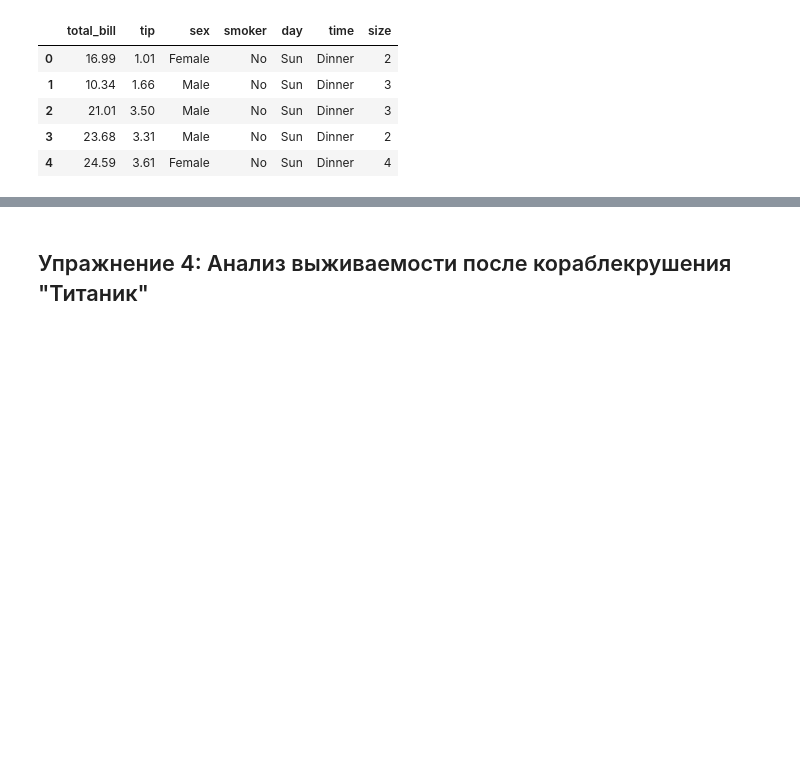
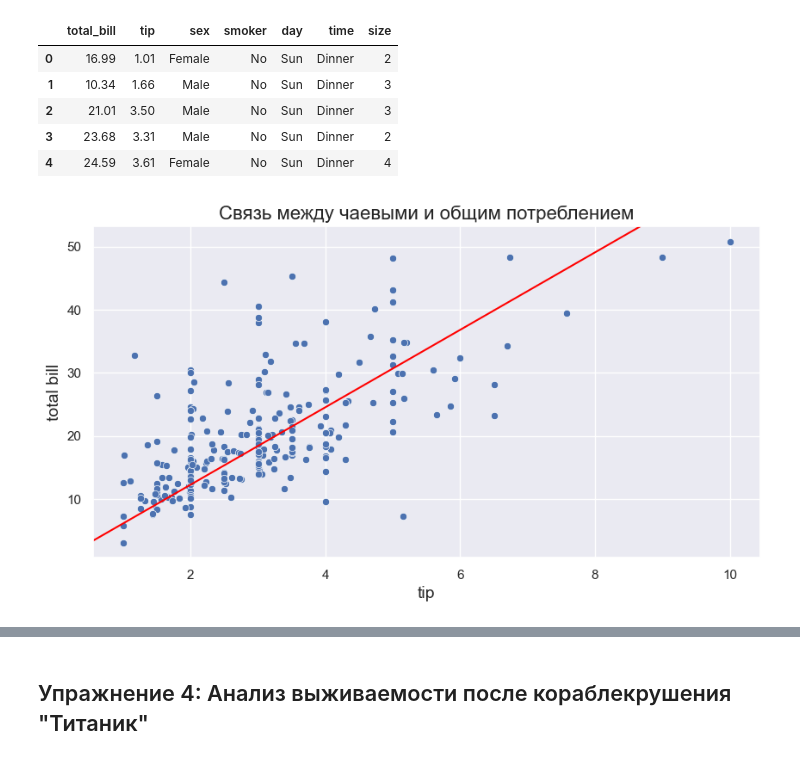
Before and after one commit to GridasovAlex/python_visualization, a Jupyter notebook: practice.ipynb, the cells around one changed output, grey strips where cells are left out. Cells and saved outputs as stored; diff of their text form; code cells hidden in the pictures; blank space fills up the shorter version.

```diff
--- a/practice.ipynb
+++ b/practice.ipynb
@@ -144,3 +162,18 @@ data.head()
 | 2 | 21.01 | 3.50 | Male | No | Sun | Dinner | 3 |
 | 3 | 23.68 | 3.31 | Male | No | Sun | Dinner | 2 |
 | 4 | 24.59 | 3.61 | Female | No | Sun | Dinner | 4 |
+# %%
+bill_mean = data['total_bill'].median()
+tip_mean = data['tip'].median()
+
+fig, ax = plt.subplots(figsize=(10,5))
+
+sns.scatterplot(data=data, x='tip', y='total_bill')
+ax.set_title('Связь между чаевыми и общим потреблением', fontsize = 16)
+ax.set_xlabel('tip', fontsize = 14)
+ax.set_ylabel('total bill', fontsize = 14)
+ax.axline([tip_mean, bill_mean], [2*tip_mean, 2*bill_mean], c='red')
+
+plt.show();
+# %% [output]
+[figure, added]
```
Also changed, not shown: parts of 4 cells of this notebook.
